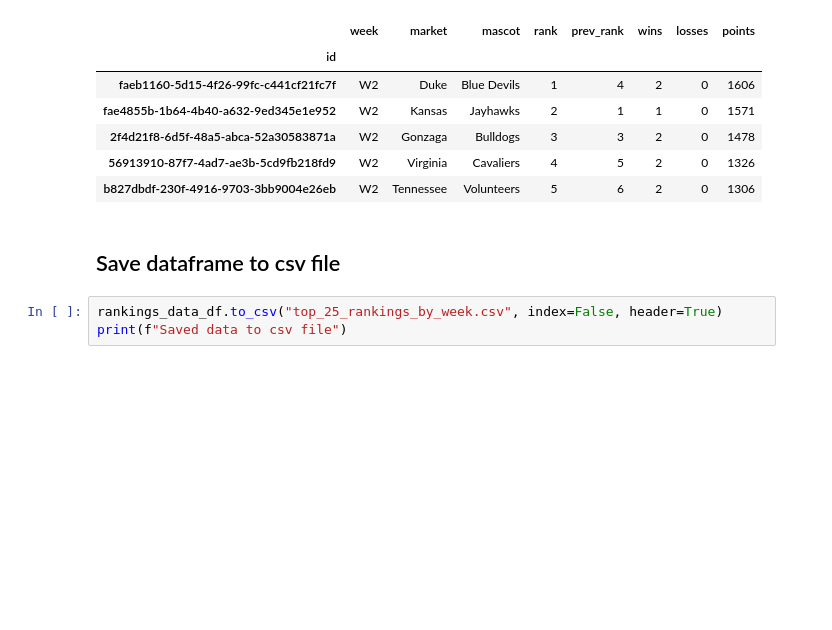
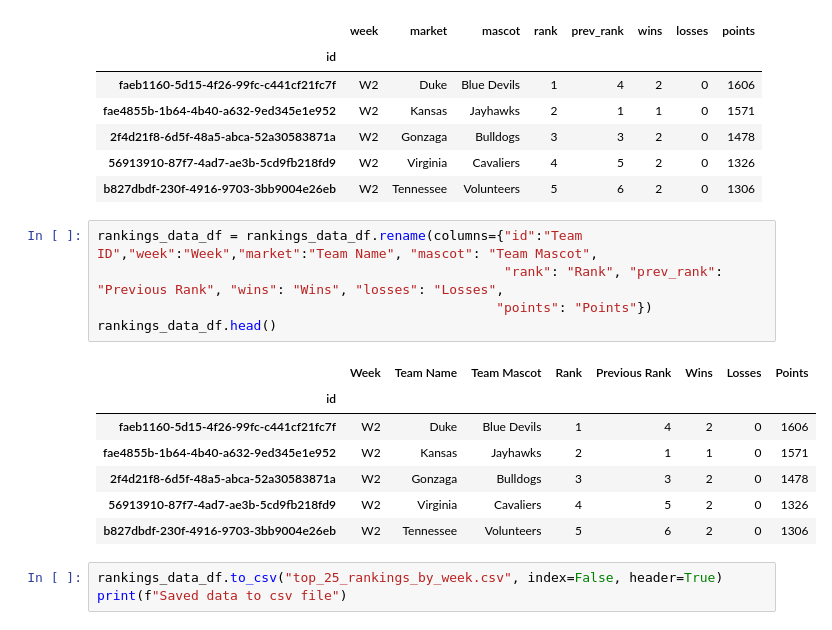
Before and after one commit to david-tabor/ncaa-viz-project, a Jupyter notebook: get-data/Rankingsperweek.ipynb, the cells around one changed output. Saved outputs shown, nothing was run; the diff lists cells and outputs as text; blank space fills up the shorter version.

Commit message:
save changes to rankingsperweek

```diff
--- a/get-data/Rankingsperweek.ipynb
+++ b/get-data/Rankingsperweek.ipynb
@@ -129,8 +129,19 @@ rankings_data_df.head()
 | 2f4d21f8-6d5f-48a5-abca-52a30583871a | W2 | Gonzaga | Bulldogs | 3 | 3 | 2 | 0 | 1478 |
 | 56913910-87f7-4ad7-ae3b-5cd9fb218fd9 | W2 | Virginia | Cavaliers | 4 | 5 | 2 | 0 | 1326 |
 | b827dbdf-230f-4916-9703-3bb9004e26eb | W2 | Tennessee | Volunteers | 5 | 6 | 2 | 0 | 1306 |
-# %% [markdown]
-## Save dataframe to csv file
+# %%
+rankings_data_df = rankings_data_df.rename(columns={"id":"Team ID","week":"Week","market":"Team Name", "mascot": "Team Mascot",
+                                                    "rank": "Rank", "prev_rank": "Previous Rank", "wins": "Wins", "losses": "Losses",
+                                                   "points": "Points"})
+rankings_data_df.head()
+# %% [output]
+|  | Week | Team Name | Team Mascot | Rank | Previous Rank | Wins | Losses | Points |
+| id |  |  |  |  |  |  |  |  |
+| faeb1160-5d15-4f26-99fc-c441cf21fc7f | W2 | Duke | Blue Devils | 1 | 4 | 2 | 0 | 1606 |
+| fae4855b-1b64-4b40-a632-9ed345e1e952 | W2 | Kansas | Jayhawks | 2 | 1 | 1 | 0 | 1571 |
+| 2f4d21f8-6d5f-48a5-abca-52a30583871a | W2 | Gonzaga | Bulldogs | 3 | 3 | 2 | 0 | 1478 |
+| 56913910-87f7-4ad7-ae3b-5cd9fb218fd9 | W2 | Virginia | Cavaliers | 4 | 5 | 2 | 0 | 1326 |
+| b827dbdf-230f-4916-9703-3bb9004e26eb | W2 | Tennessee | Volunteers | 5 | 6 | 2 | 0 | 1306 |
 # %%
 rankings_data_df.to_csv("top_25_rankings_by_week.csv", index=False, header=True)
 print(f"Saved data to csv file")
```
Also changed, not shown: parts of 1 cell of this notebook, 1 other file.
